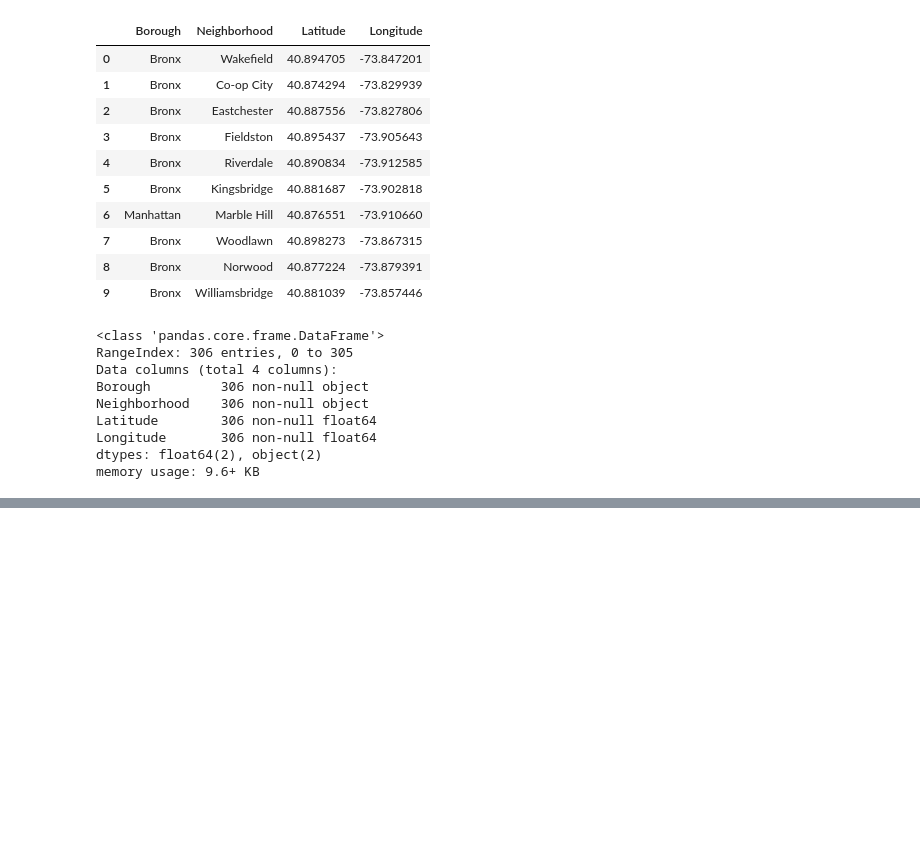
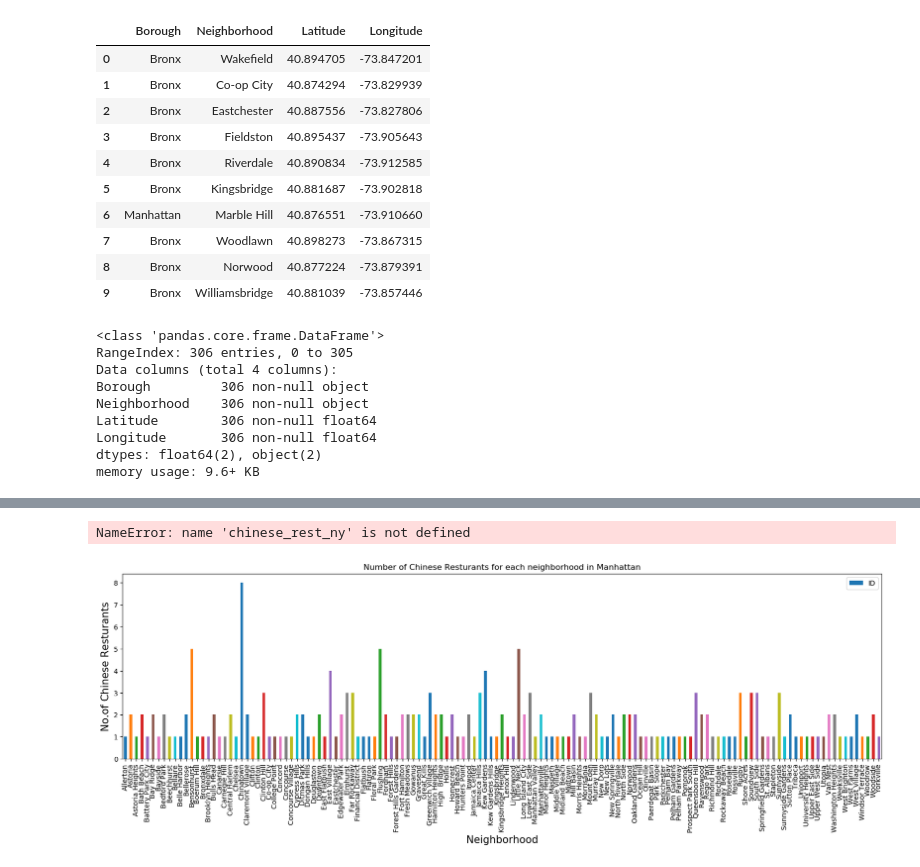
Before and after one commit to doneboat/Capstone-Project, a Jupyter notebook: Final_Project.ipynb, the cells around one changed output, grey strips where cells are left out. Cells and saved outputs as stored; diff of their text form; code cells hidden in the pictures; blank space fills up the shorter version.

```diff
--- a/Final_Project.ipynb
+++ b/Final_Project.ipynb
@@ -148,0 +230,2 @@ new_york_data.to_csv("new_york.csv")
+# %%
+chinese_rest_bronx = get_rest_name(bronx_data)
@@ -148,0 +252,2 @@ new_york_data.to_csv("new_york.csv")
+# %%
+chinese_rest_queens = get_rest_name(queens_data)
@@ -148,0 +274,2 @@ new_york_data.to_csv("new_york.csv")
+# %%
+chinese_rest_staten_island = get_rest_name(staten_island_data)
@@ -148,0 +296,5 @@ new_york_data.to_csv("new_york.csv")
+# %%
+# combine all restaurant names in one dataframe
+chinese_rest_ny = pd.concat([chinese_rest_manhattan,chinese_rest_bronx,
+                             chinese_rest_brooklyn,chinese_rest_queens,
+                             chinese_rest_staten_island],ignore_index=True)
@@ -148,0 +321,20 @@ new_york_data.to_csv("new_york.csv")
+# %%
+chinese_rest_ny.to_csv('chinese_rest_ny.csv')
+# %% [output]
+NameError: name 'chinese_rest_ny' is not defined
+# %%
+plt.figure(figsize=(20,5), dpi = 100)
+# title
+plt.title('Number of Chinese Resturants for each neighborhood in Manhattan')
+#On x-axis
+plt.xlabel('Neighborhood', fontsize = 15)
+#On y-axis
+plt.ylabel('No.of Chinese Resturants', fontsize=15)
+#giving a bar plot
+chinese_rest_ny.groupby('Neighborhood')['ID'].count().plot(kind='bar')
+#legend
+plt.legend()
+#displays the plot
+plt.show()
+# %% [output]
+[figure, added]
```
Also changed, not shown: parts of 48 cells of this notebook, 11 other files.
